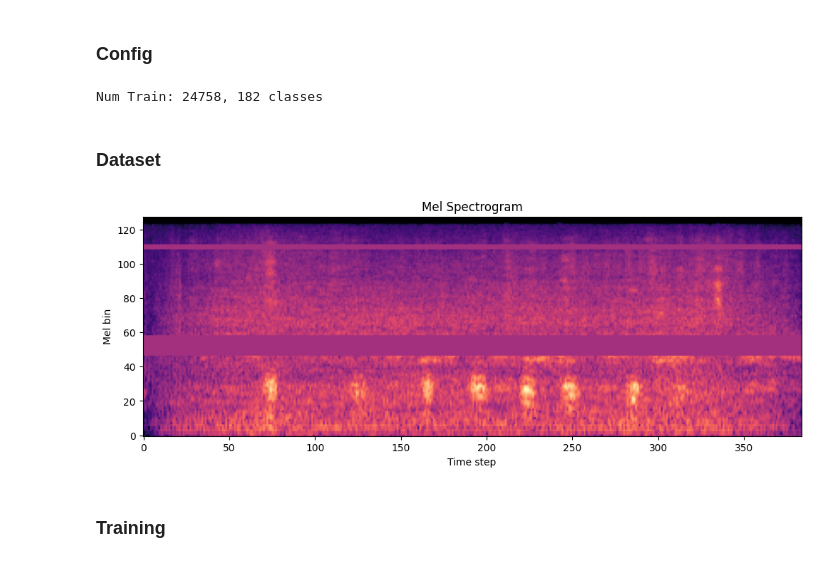
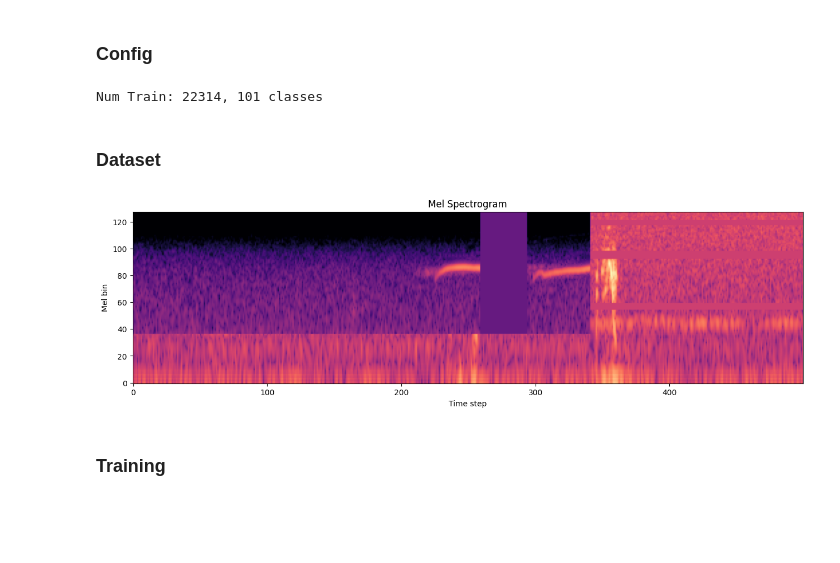
Before and after one commit to cvincent13/BirdCLEF2024-Kaggle, a Jupyter notebook: train_final.ipynb, the cells around one changed output. Saved outputs shown, nothing was run; the diff lists cells and outputs as text; code cells hidden in the pictures; blank space fills up the shorter version.

```diff
--- a/train_final.ipynb
+++ b/train_final.ipynb
@@ -35,47 +35,50 @@ import yaml
 class Config:
     start_idx = 'first'
     use_1_peak = False
-    peak_filter = 'none'
-    use_peaks = False
-    duration = 5 # 10
+    peak_filter = 'gaussian'
+    use_peaks = True
+    peaks_rel_thresh = 0.25
+    duration = 15 # 10
 
     sample_rate = 32000
-    target_length = 384 # 500
-    n_mels = 128
+    target_length = 300 # 500
+    n_mels = 96
     n_fft = 1024
-    window = 800 # 160
+    window = 160 # 160
     audio_len = duration*sample_rate
-    hop_length = audio_len // (target_length-1)
-    #hop_length = 64
+    #hop_length = audio_len // (target_length-1)
+    hop_length = 64
     fmin = 50
     fmax = 16000
     top_db = 80
 
     n_classes = 182
-    batch_size = 24
-    Model = AudioMultiHeadGeMSEDClassifier
-    model_name = 'mn30_as'  # dymn10_as mn20_as tf_efficientnetv2_s
+    batch_size = 10
+    num_epochs = 8
+    Model = AudioGeMSEDClassifier
+    model_name = 'mn20_as'  # dymn10_as mn20_as tf_efficientnetv2_s
+    load_pretrained = None
     n_channels = 1
     n_folds = 5
     upsample_thr = 25
-    use_class_weights = True   # Test
+    min_samples_per_class = 50
+    use_class_weights = False   # Test
 
     standardize = False
-    dataset_mean = [-16.8828]
-    dataset_std = [12.4019]
+    dataset_mean = [-22.9137]
+    dataset_std = [11.8739]
 
     data_aug = True     # Test
-    cutmix_mixup = False     # Test
-    loss = 'bce'    # Test ('crossentropy', 'bce')
+    cutmix_mixup = True     # Test
+    loss = 'crossentropy'    # Test ('crossentropy', 'bce')
+    label_smoothing = 0.0  # Only with crossentropy
+
     secondary_labels_weight = 0.3   # Test (0)
     use_focal = False    # Test (only with bce)
     use_2wayfocal = False
     focal_gamma = 2
     focal_lambda = 1
-    label_smoothing = 0.05  # Only with crossentropy
 
-    folds = [2]
-    num_epochs = 8
     warmup_epochs = 1
     lr = 1e-3
     start_lr = 0.001 # relative to lr
@@ -94,9 +97,9 @@ class Config:
                          #'data/background/train_soundscapes/nocall'
                         ]
 
-train_df, class_weights = get_full_data('data', Config.upsample_thr)
+train_df, class_weights = get_full_data('data', Config.upsample_thr, min_thr=Config.min_samples_per_class)
 # %% [output]
-Num Train: 24758, 182 classes
+Num Train: 22314, 101 classes
 # %% [markdown]
 ### Dataset
 # %%
@@ -148,21 +151,44 @@ cutmix_or_mixup = v2.RandomApply([
 def mix_collate_fn(batch):
     return cutmix_or_mixup(*default_collate(batch))
 
-collate_fn = mix_collate_fn if Config.cutmix_mixup else None
+def peaks_collate_fn(batch):
+    data_list = []
+    labels_list = []
+
+    for data, labels in batch:
+        n_peaks = data.shape[0]
+        data_list.append(data)
+        for n in range(n_peaks):
+            labels_list.append(labels)
+
+    # Concatenate all the samples into a single tensor
+    batch_data = torch.cat(data_list, dim=0)
+    batch_labels = torch.tensor(labels_list)
+
+    return batch_data, batch_labels
+
+def peaks_mix_collate_fn(batch):
+    return cutmix_or_mixup(*peaks_collate_fn(batch))
+
+if Config.use_peaks:
+    collate_fn = peaks_mix_collate_fn if Config.cutmix_mixup else peaks_collate_fn
+else:
+    collate_fn = mix_collate_fn if Config.cutmix_mixup else None
 # %%
 train_dataset = AudioDataset(train_df, Config, waveform_transforms=waveform_transforms, spec_transforms=spec_transforms)
-train_loader = DataLoader(train_dataset, batch_size=Config.batch_size, shuffle=True, num_workers=4, collate_fn=collate_fn)
+train_loader = DataLoader(train_dataset, batch_size=Config.batch_size, shuffle=True, num_workers=8, collate_fn=collate_fn)
 
 spec, label = next(iter(train_loader))
+
 plt.figure(figsize=(16,4))
 plt.imshow(spec[0,0], origin='lower', cmap='magma')
 plt.grid(visible=False)
 plt.title('Mel Spectrogram')
 plt.xlabel('Time step')
 plt.ylabel('Mel bin')
 plt.show()
 # %% [output]
-[figure, old version]
+[figure, new version]
 # %% [markdown]
 ### Training
 # %%
```
Also changed, not shown: parts of 4 cells of this notebook, 19 other files.
